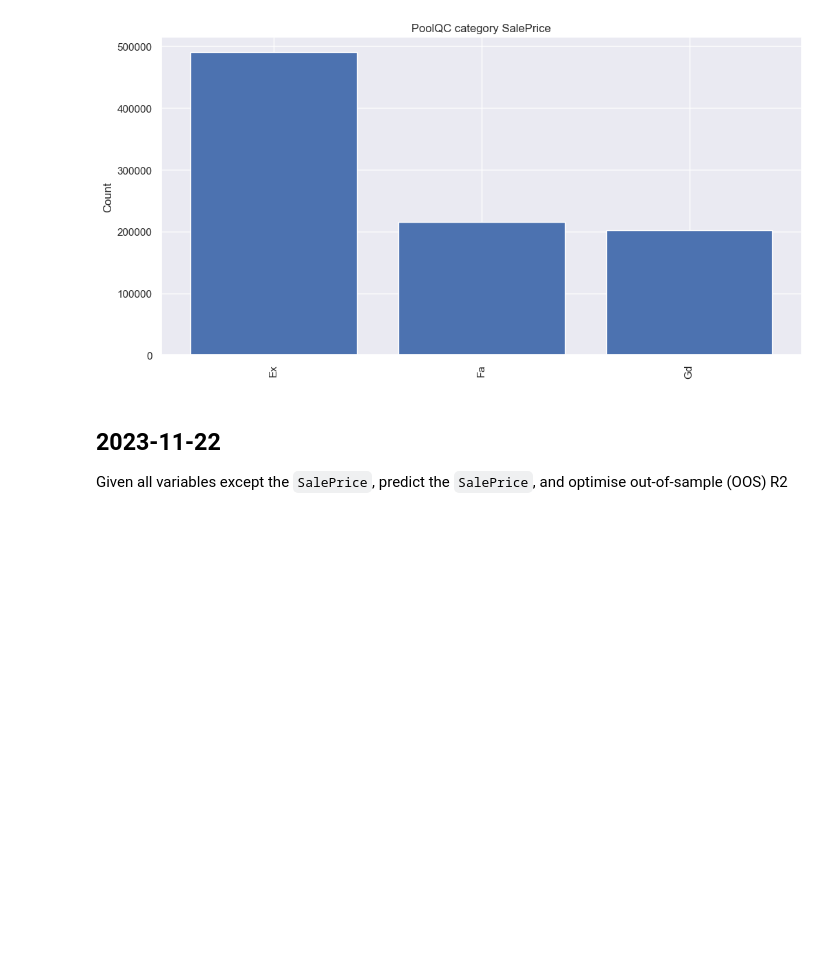
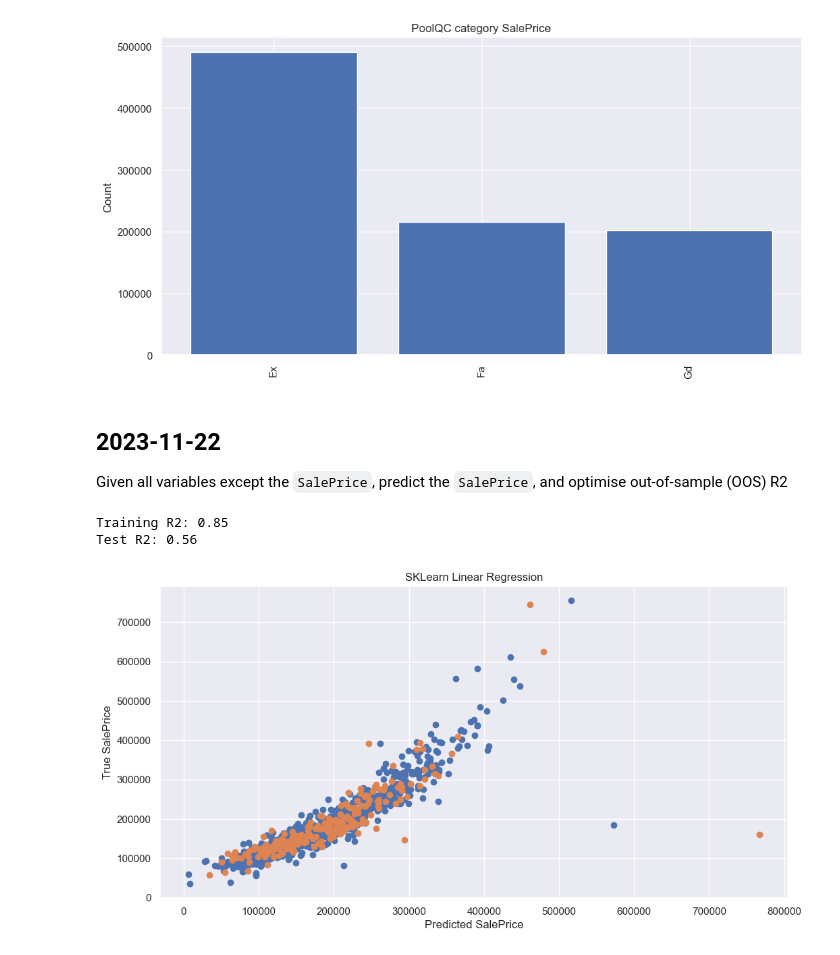
Before and after one commit to VivekPa/MLHouse, a Jupyter notebook: EDA_vivek.ipynb, the cells around one changed output. Saved outputs shown, nothing was run; the diff lists cells and outputs as text; code cells hidden in the pictures; blank space fills up the shorter version.

```diff
--- a/EDA_vivek.ipynb
+++ b/EDA_vivek.ipynb
@@ -231,3 +231,50 @@ PoolQC group SalePrice variance: $162,523.09
 ## 2023-11-22
 
 Given all variables except the `SalePrice`, predict the `SalePrice`, and optimise out-of-sample (OOS) R2
+# %%
+# simple model, only using numerical features (ignore categorical)
+
+X_cols = df.corr(numeric_only=True)['SalePrice'].drop(['SalePrice', 'Id']).index.to_list()
+
+clean_df = df.dropna(subset=X_cols + ['SalePrice'])
+
+train_X = clean_df[X_cols].iloc[:int(0.8*len(clean_df))]
+train_y = clean_df['SalePrice'].iloc[:int(0.8*len(clean_df))]
+
+test_X = clean_df[X_cols].iloc[int(0.8*len(clean_df)):]
+test_y = clean_df['SalePrice'].iloc[int(0.8*len(clean_df)):]
+# %%
+# using sklearn
+
+from sklearn.linear_model import LinearRegression
+from sklearn.metrics import r2_score
+
+lr = LinearRegression()
+
+lr = lr.fit(train_X, train_y)
+sk_train_y_pred = lr.predict(train_X)
+
+sk_train_r2 = r2_score(train_y, sk_train_y_pred)
+
+sk_test_y_pred = lr.predict(test_X)
+
+sk_test_r2 = r2_score(test_y, sk_test_y_pred)
+
+print(f"Training R2: {sk_train_r2:.2f}")
+print(f"Test R2: {sk_test_r2:.2f}")
+
+plt.figure(figsize=(12, 6))
+
+plt.scatter(sk_train_y_pred, train_y, label='Train')
+plt.scatter(sk_test_y_pred, test_y, label='Test')
+
+plt.xlabel("Predicted SalePrice")
+plt.ylabel("True SalePrice")
+
+plt.title("SKLearn Linear Regression")
+
+plt.show()
+# %% [output]
+Training R2: 0.85
+Test R2: 0.56
+[figure, added]
```
Also changed, not shown: parts of 1 cell of this notebook.
